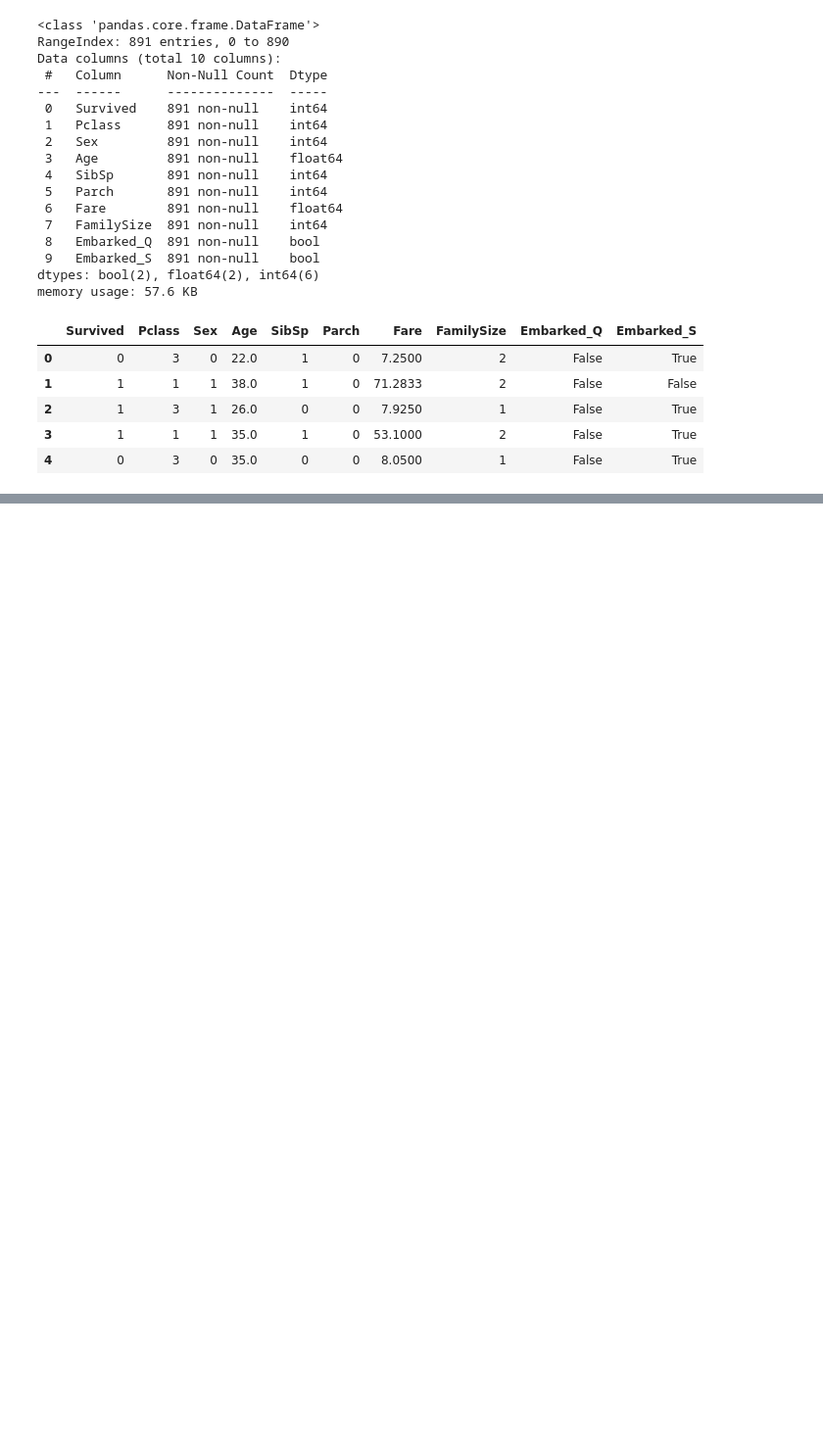
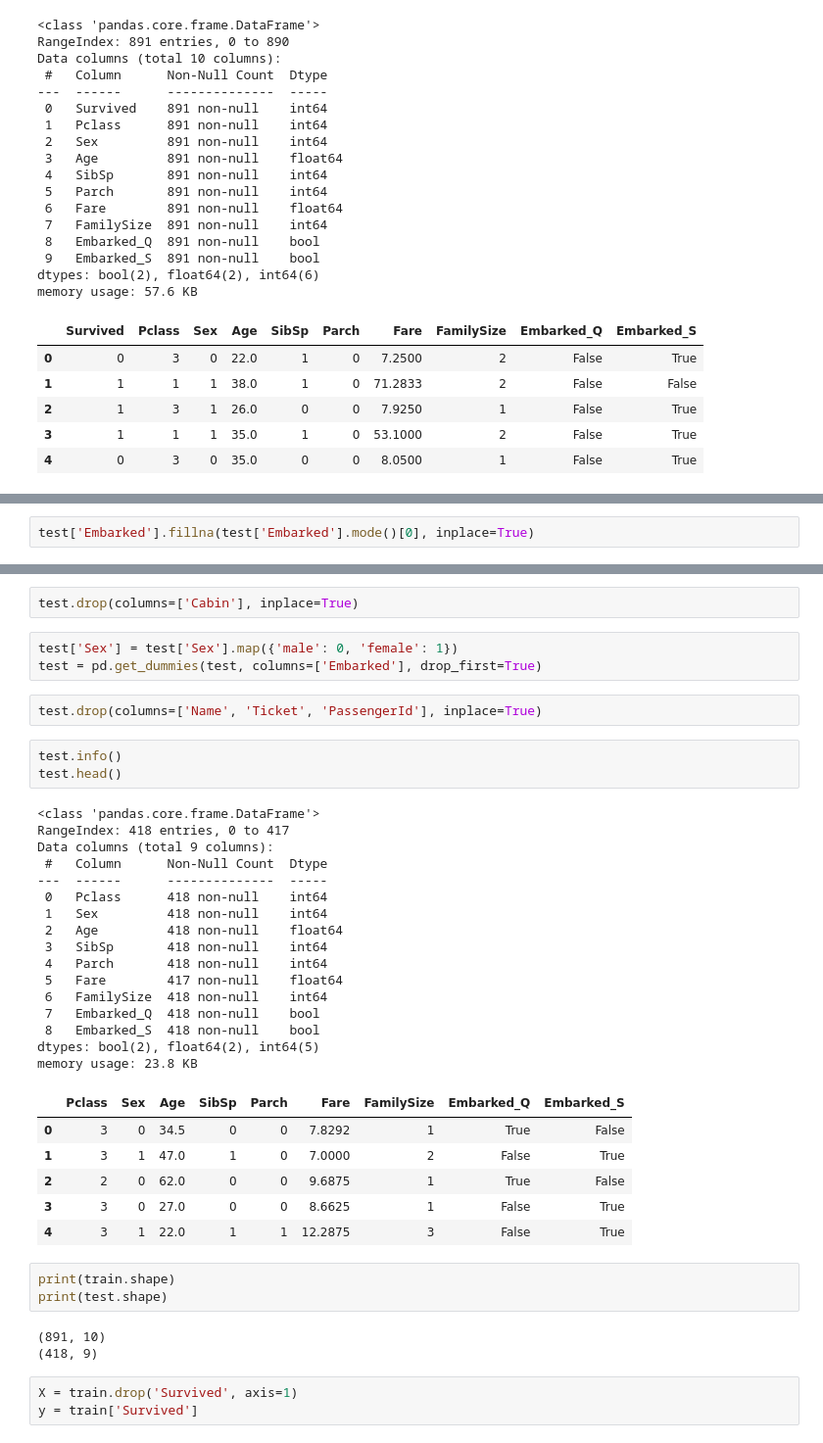
Before and after one commit to Annafi06/ML-Basics, a Jupyter notebook: Machine_Learning.ipynb, the cells around one changed output, grey strips where cells are left out. Shown at 98% size. Drawn from its saved outputs; the diff is of its cells as text; blank space fills up the shorter version.

Commit message:
Trained models

```diff
--- a/Machine_Learning.ipynb
+++ b/Machine_Learning.ipynb
@@ -152,0 +176,2 @@ memory usage: 57.6 KB
+# %%
+test['Embarked'].fillna(test['Embarked'].mode()[0], inplace=True)
@@ -152,0 +185,42 @@ memory usage: 57.6 KB
+# %%
+test.drop(columns=['Cabin'], inplace=True)
+# %%
+test['Sex'] = test['Sex'].map({'male': 0, 'female': 1})
+test = pd.get_dummies(test, columns=['Embarked'], drop_first=True)
+# %%
+test.drop(columns=['Name', 'Ticket', 'PassengerId'], inplace=True)
+# %%
+test.info()
+test.head()
+# %% [output]
+<class 'pandas.core.frame.DataFrame'>
+RangeIndex: 418 entries, 0 to 417
+Data columns (total 9 columns):
+ #   Column      Non-Null Count  Dtype
+---  ------      --------------  -----
+ 0   Pclass      418 non-null    int64
+ 1   Sex         418 non-null    int64
+ 2   Age         418 non-null    float64
+ 3   SibSp       418 non-null    int64
+ 4   Parch       418 non-null    int64
+ 5   Fare        417 non-null    float64
+ 6   FamilySize  418 non-null    int64
+ 7   Embarked_Q  418 non-null    bool
+ 8   Embarked_S  418 non-null    bool
+dtypes: bool(2), float64(2), int64(5)
+memory usage: 23.8 KB
+|  | Pclass | Sex | Age | SibSp | Parch | Fare | FamilySize | Embarked_Q | Embarked_S |
+| 0 | 3 | 0 | 34.5 | 0 | 0 | 7.8292 | 1 | True | False |
+| 1 | 3 | 1 | 47.0 | 1 | 0 | 7.0000 | 2 | False | True |
+| 2 | 2 | 0 | 62.0 | 0 | 0 | 9.6875 | 1 | True | False |
+| 3 | 3 | 0 | 27.0 | 0 | 0 | 8.6625 | 1 | False | True |
+| 4 | 3 | 1 | 22.0 | 1 | 1 | 12.2875 | 3 | False | True |
+# %%
+print(train.shape)
+print(test.shape)
+# %% [output]
+(891, 10)
+(418, 9)
+# %%
+X = train.drop('Survived', axis=1)
+y = train['Survived']
```
Also changed, not shown: parts of 15 cells of this notebook.
